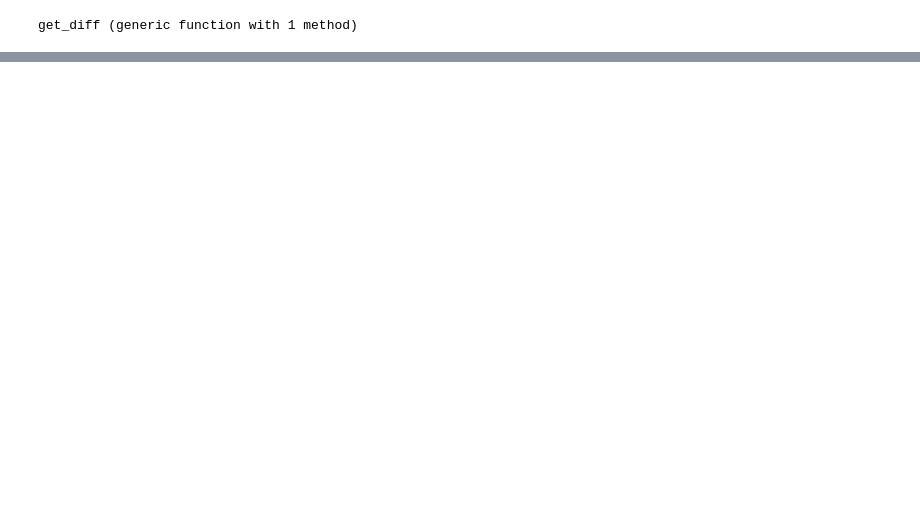
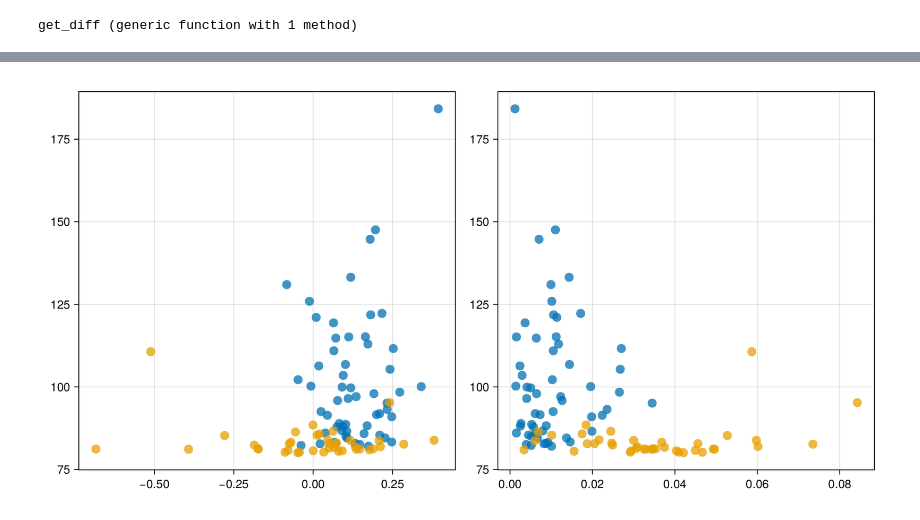
Before and after one commit to PavanChaggar/local-fkpp, a Jupyter notebook: adni/inference/analysis/notebooks/posterior-analysis.ipynb, the cells around one changed output, grey strips where cells are left out. Saved outputs shown, nothing was run; the diff lists cells and outputs as text; code cells hidden in the pictures; blank space fills up the shorter version.

```diff
--- a/adni/inference/analysis/notebooks/posterior-analysis.ipynb
+++ b/adni/inference/analysis/notebooks/posterior-analysis.ipynb
@@ -52,0 +79,13 @@ end
+# %%
+begin
+    f = Figure(size=(1000,500))
+    ax = Axis(f[1,1])
+    scatter!(taupos_production, taupos_total_initial_suvr, color=(cols[1], 0.75), markersize=15)
+    scatter!(tauneg_production, tauneg_total_initial_suvr, color=(cols[2], 0.75), markersize=15)
+    ax = Axis(f[1,2])
+    scatter!(taupos_transport, taupos_total_initial_suvr, color=(cols[1], 0.75), markersize=15)
+    scatter!(tauneg_transport, tauneg_total_initial_suvr, color=(cols[2], 0.75), markersize=15)
+    f
+end
+# %% [output]
+[figure, added]
```
Also changed, not shown: parts of 5 cells of this notebook, 4 other files.
